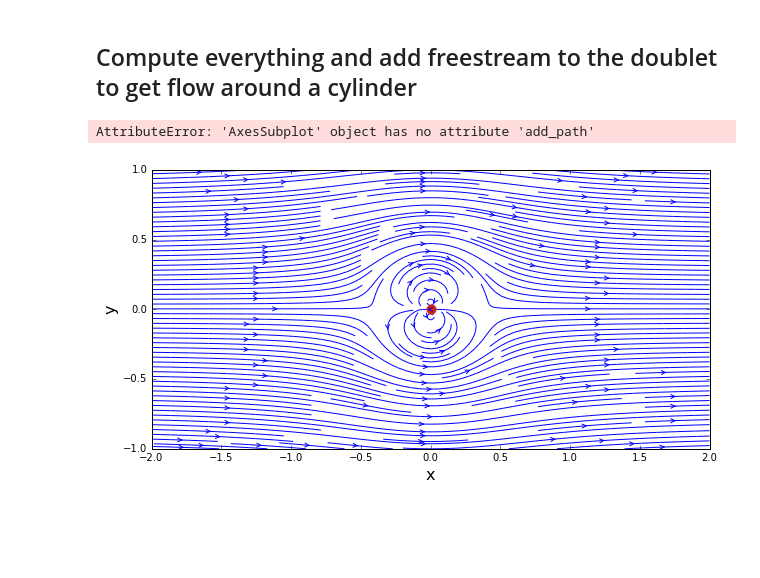
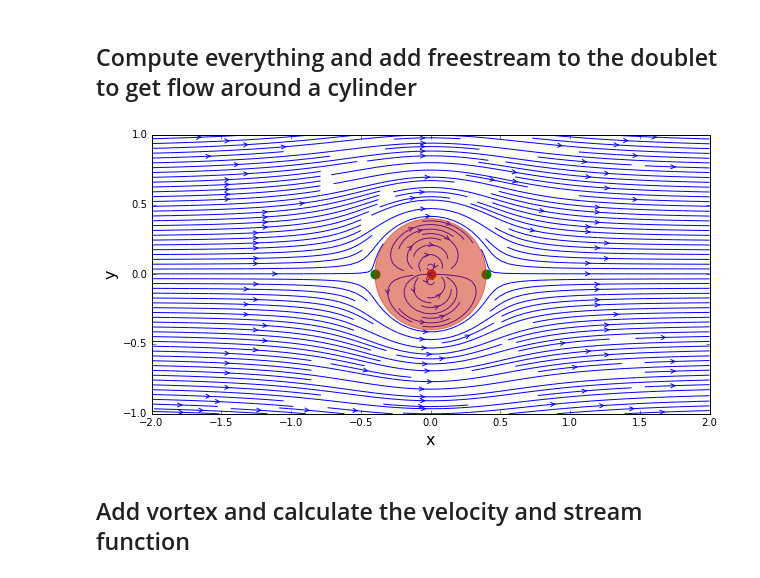
Before and after one commit to Pjgeno14/mae6226-workspace, a Jupyter notebook: Lesson-6.ipynb, the cells around one changed output. Cells and saved outputs as stored; diff of their text form; code cells hidden in the pictures; blank space fills up the shorter version.

Commit message:
Cylinder with vortex

```diff
--- a/Lesson-6.ipynb
+++ b/Lesson-6.ipynb
@@ -40,8 +40,8 @@ def get_velocity_doublet(strength, xd, yd, X, Y):
     v: 2D numpy array of floats
         y-component of the velocity field
     """
-    u = - strength/(2*numpy.pi)*((X-xd)**2-(Y-yd)**2)/((X-xd)**2+(Y-yd)**2)**2
-    v = - strength/(2*numpy.pi)*2*(X-xd)*(Y-yd)/((X-xd)**2+(Y-yd)**2)**2
+    u = - strength/(2*math.pi)*((X-xd)**2-(Y-yd)**2)/((X-xd)**2+(Y-yd)**2)**2
+    v = - strength/(2*math.pi)*2*(X-xd)*(Y-yd)/((X-xd)**2+(Y-yd)**2)**2
 
     return u, v
 
@@ -67,7 +67,7 @@ def get_stream_function_doublet(strength, xd, yd, X, Y):
     psi: 2D numpy array of floats
         the stream function
     """
-    psi = - strength/(2*numpy.pi)*(Y-yd)/((X-xd)**2+(Y-yd)**2)
+    psi = - strength/(2*math.pi)*(Y-yd)/((X-xd)**2+(Y-yd)**2)
 
     return psi
 # %% [markdown]
@@ -93,23 +93,24 @@ psi = psi_doublet + psi_freestream
 # %%
 # plot the streamlines
 size = 10
 pyplot.figure(figsize=(size, (y_end-y_start)/(x_end-x_start)*size))
-pyplot.xlabel('x', fontsize = 16)
-pyplot.ylabel('y', fontsize = 16)
+pyplot.xlabel('x', fontsize=16)
+pyplot.ylabel('y', fontsize=16)
 pyplot.xlim(x_start, x_end)
 pyplot.ylim(y_start, y_end)
 pyplot.streamplot(X, Y, u, v, density=2, linewidth=1, arrowsize=1, arrowstyle='->')
 pyplot.scatter(x_doublet, y_doublet, color='#CD2305', s=80, marker='o')
 
-# calculate the cylinder radius
-R = math.sqrt(kappa/(2*numpy.pi*u_inf))
-circle = pyplot.Circle((0,0), Radius=R, color='#CD2305', alpha=0.5)
-pyplot.gca().add_path(circle)
+#calculate radius and add cylinder
+R = math.sqrt(kappa/(2*math.pi*u_inf))
+circle = pyplot.Circle((0,0), radius=R, color='#CD2305', alpha=0.5)
+pyplot.gca().add_patch(circle)
 
-# calculate stagnation points and add to graph
-x_stagn1, y_stagn1 = +math.sqrt(kappa/(2*numpy.pi*u_inf)), 0
-x_stagn2, y_stagn2 = -math.sqrt(kappa/(2*numpy.pi*u_inf)), 0
-pyplot.scatter([x_stagn1, y_stagn1], [x_stagn2, y_stagn2], color='g', s=80, marker='o');
+# calculate the stagnation points and add them
+x_stagn1, y_stagn1 = +math.sqrt(kappa/(2*math.pi*u_inf)),0
+x_stagn2, y_stagn2 = -math.sqrt(kappa/(2*math.pi*u_inf)),0
+pyplot.scatter([x_stagn1, x_stagn2], [y_stagn1, y_stagn2], color='g', s=80, marker='o');
 # %% [output]
-AttributeError: 'AxesSubplot' object has no attribute 'add_path'
-[figure, old version]
+[figure, new version]
+# %% [markdown]
+## Add vortex and calculate the velocity and stream function
```
Also changed, not shown: parts of 5 cells of this notebook.
